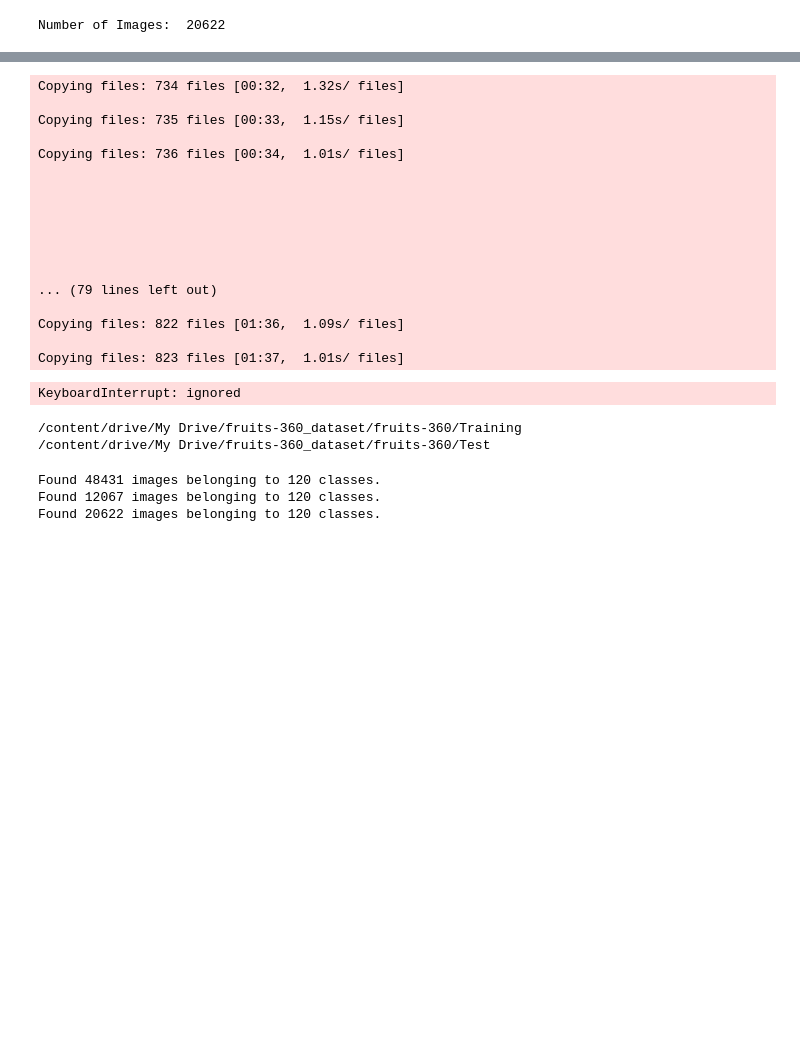
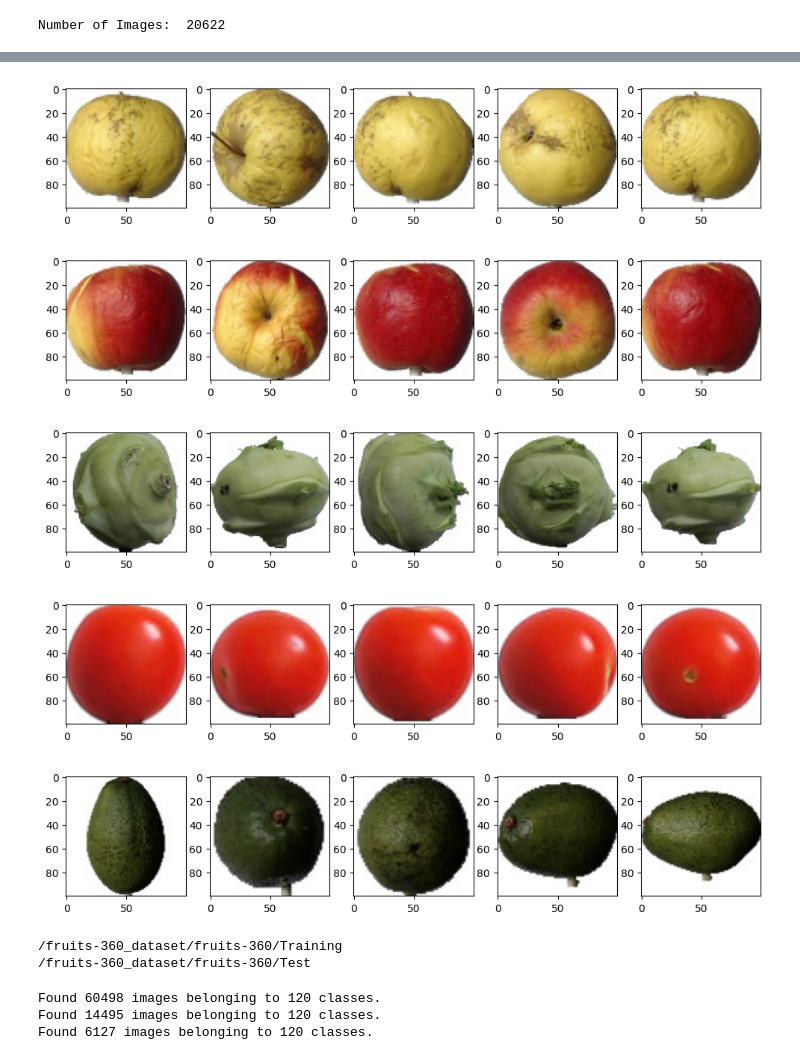
Before and after one commit to dtoniolo/Advanced-Machine-Learning-Project, a Jupyter notebook: Models/VGG16.ipynb, the cells around one changed output, grey strips where cells are left out. Drawn from its saved outputs; the diff is of its cells as text; code cells hidden in the pictures; blank space fills up the shorter version.

Commit message:
Moved VGG16 notebook to the models directory

```diff
--- a/Models/VGG16.ipynb
+++ b/Models/VGG16.ipynb
@@ -76,6 +83,6 @@ train_path = '/Training'
 test_path = '/Test'
 # %%
 #Defining dataset path and saving it for future usage
-print(os.listdir('/content/drive/My Drive/fruits-360_dataset/fruits-360/'))
-path = '/content/drive/My Drive/fruits-360_dataset/fruits-360'
+print(os.listdir('/fruits-360_dataset/fruits-360/'))
+path = '/fruits-360_dataset/fruits-360'
 # %% [output]
@@ -138,25 +138,23 @@ Successfully installed split-folders-0.3.1
-# %%
-import split_folders
-split_folders.ratio(os.path.join(path,'Training'), output='/content/Data', seed=1337, ratio=(.8, .2))
-# %% [output]
-Copying files: 734 files [00:32,  1.32s/ files]
-
-Copying files: 735 files [00:33,  1.15s/ files]
-
-Copying files: 736 files [00:34,  1.01s/ files]
-
-
-
-
-
-
-
-... (79 lines left out)
-
-Copying files: 822 files [01:36,  1.09s/ files]
-
-Copying files: 823 files [01:37,  1.01s/ files]
-KeyboardInterrupt: ignored
+# %%
+#Function to plot Images
+def plot_images_from_folders(directory):
+
+  for i, folder in enumerate(os.listdir(directory)[0:5]):
+    folder_name = folder
+    fig = plt.figure(figsize=(12,12),dpi=100)
+    for i, file in enumerate(os.listdir(os.path.join(directory,folder))[0:5]):
+      fullpath = os.path.join(directory,folder,file)
+      img = mpimg.imread(fullpath)
+      plt.subplot(1,5,i+1)
+      plt.imshow(img)
+# %%
+plot_images_from_folders(os.path.join(path,'Training'))
+# %% [output]
+[figure, added]
+[figure, added]
+[figure, added]
+[figure, added]
+[figure, added]
 # %%
 #Definitive paths
 train_out_path = os.path.join(path,'Training')
@@ -164,7 +162,7 @@ test_out_path = os.path.join(path, 'Test')
 print(train_out_path)
 print(test_out_path)
 # %% [output]
-/content/drive/My Drive/fruits-360_dataset/fruits-360/Training
-/content/drive/My Drive/fruits-360_dataset/fruits-360/Test
+/fruits-360_dataset/fruits-360/Training
+/fruits-360_dataset/fruits-360/Test
 # %%
 #1 Approach: VGG16 pre-trained
@@ -185,9 +181,9 @@ test_datagenerator = ImageDataGenerator(rescale= 1./255)
 # %%
 #Creating Batches
-train_batches = train_datagenerator.flow_from_directory(train_out_path, target_size=(156, 156), color_mode="rgb", class_mode="categorical" ,  batch_size=32, subset='training')
-val_batches = train_datagenerator.flow_from_directory(directory=train_out_path, target_size=(156, 156), color_mode="rgb", class_mode="categorical" ,  batch_size=32, subset='validation')
-test_batches = test_datagenerator.flow_from_directory(directory=test_out_path, target_size=(156, 156), color_mode="rgb", class_mode="categorical" ,  batch_size=32, shuffle=False)
+train_batches = train_datagenerator.flow_from_directory(train_out_path, target_size=(224, 224), color_mode="rgb", class_mode="categorical" ,  batch_size=32)
+val_batches = test_datagenerator.flow_from_directory(directory=test_out_path, target_size=(224, 224), color_mode="rgb", class_mode="categorical" ,  batch_size=32, subset='training')
+test_batches = test_datagenerator.flow_from_directory(directory=test_out_path, target_size=(224, 224), color_mode="rgb", class_mode="categorical" ,  batch_size=32, shuffle=False, subset='validation')
 # %% [output]
-Found 48431 images belonging to 120 classes.
-Found 12067 images belonging to 120 classes.
-Found 20622 images belonging to 120 classes.
+Found 60498 images belonging to 120 classes.
+Found 14495 images belonging to 120 classes.
+Found 6127 images belonging to 120 classes.
```
Also changed, not shown: parts of 30 cells of this notebook.
